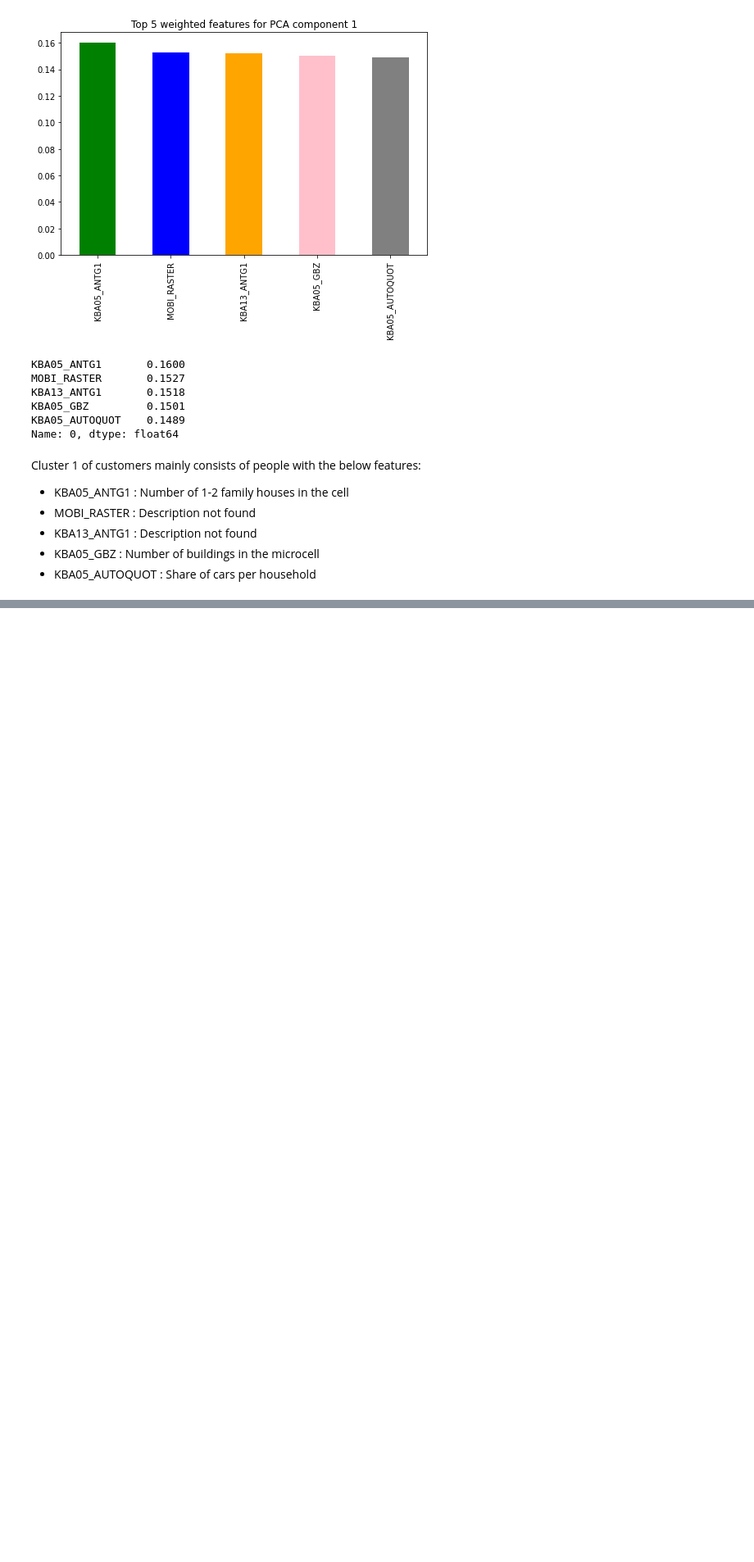
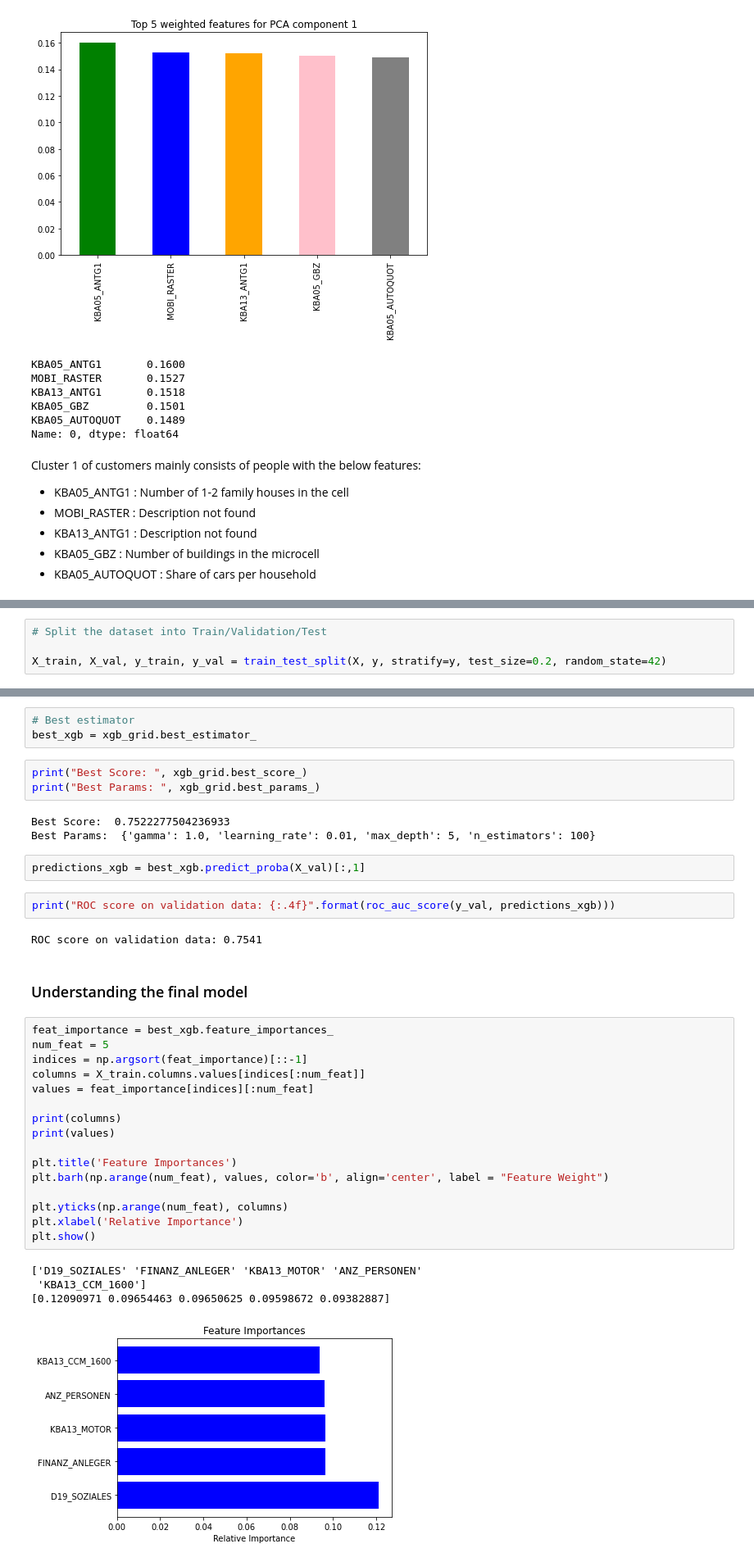
Before and after one commit to hianjana/Arvato_Customer_Segmentation_Udacity, a Jupyter notebook: Arvato_Customer_Segmentation_Project.ipynb, the cells around one changed output, grey strips where cells are left out. Shown: that part at 82% size. Saved outputs shown, nothing was run; the diff lists cells and outputs as text; blank space fills up the shorter version.

```diff
--- a/Arvato_Customer_Segmentation_Project.ipynb
+++ b/Arvato_Customer_Segmentation_Project.ipynb
@@ -1282,0 +1122,4 @@ df_kaggle.to_csv("kaggle_submission.csv")
+# %%
+# Split the dataset into Train/Validation/Test
+
+X_train, X_val, y_train, y_val = train_test_split(X, y, stratify=y, test_size=0.2, random_state=42)
@@ -1282,0 +1215,38 @@ df_kaggle.to_csv("kaggle_submission.csv")
+# %%
+# Best estimator
+best_xgb = xgb_grid.best_estimator_
+# %%
+print("Best Score: ", xgb_grid.best_score_)
+print("Best Params: ", xgb_grid.best_params_)
+# %% [output]
+Best Score:  0.7522277504236933
+Best Params:  {'gamma': 1.0, 'learning_rate': 0.01, 'max_depth': 5, 'n_estimators': 100}
+# %%
+predictions_xgb = best_xgb.predict_proba(X_val)[:,1]
+# %%
+print("ROC score on validation data: {:.4f}".format(roc_auc_score(y_val, predictions_xgb)))
+# %% [output]
+ROC score on validation data: 0.7541
+# %% [markdown]
+### Understanding the final model
+# %%
+feat_importance = best_xgb.feature_importances_
+num_feat = 5
+indices = np.argsort(feat_importance)[::-1]
+columns = X_train.columns.values[indices[:num_feat]]
+values = feat_importance[indices][:num_feat]
+
+print(columns)
+print(values)
+
+plt.title('Feature Importances')
+plt.barh(np.arange(num_feat), values, color='b', align='center', label = "Feature Weight")
+
+plt.yticks(np.arange(num_feat), columns)
+plt.xlabel('Relative Importance')
+plt.show()
+# %% [output]
+['D19_SOZIALES' 'FINANZ_ANLEGER' 'KBA13_MOTOR' 'ANZ_PERSONEN'
+ 'KBA13_CCM_1600']
+[0.12090971 0.09654463 0.09650625 0.09598672 0.09382887]
+[figure, added]
```
Also changed, not shown: parts of 80 cells of this notebook.
